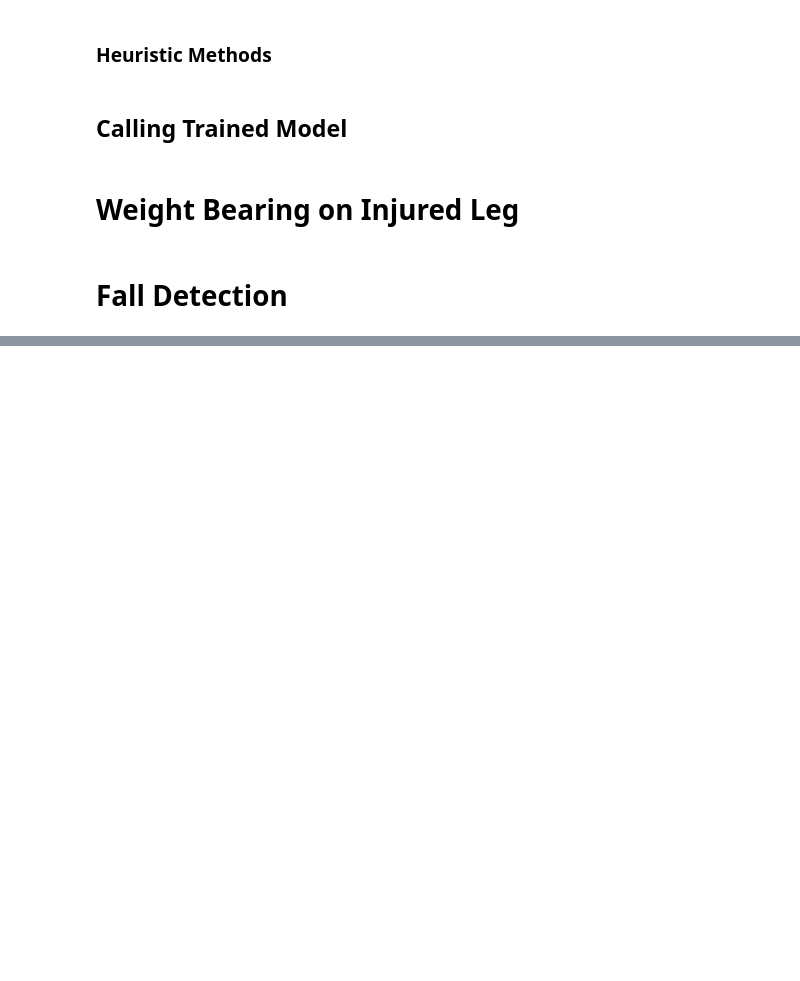
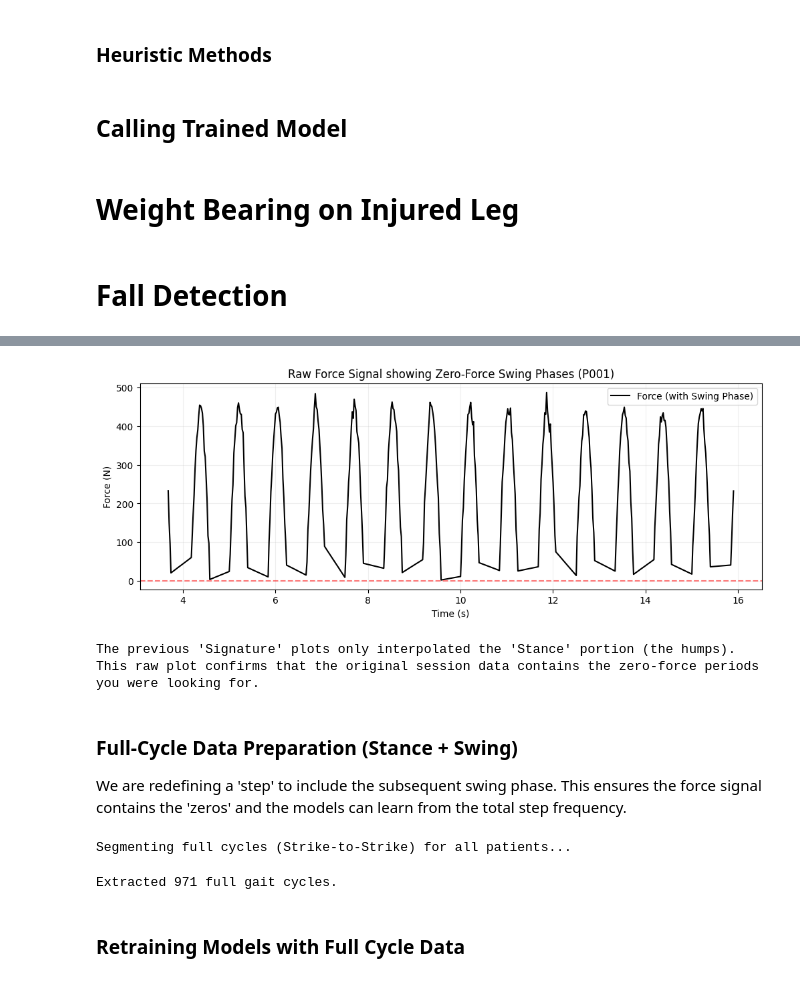
Before and after one commit to Hassan-Himaz/GM1-Crutch, a Jupyter notebook: Advanced_Analysis.ipynb, the cells around one changed output, grey strips where cells are left out. Cells and saved outputs as stored; diff of their text form; code cells hidden in the pictures; blank space fills up the shorter version.

```diff
--- a/Advanced_Analysis.ipynb
+++ b/Advanced_Analysis.ipynb
@@ -712,0 +1071,72 @@ def injured_load(df, BW, pitch_threshold=2.5):
+# %%
+import matplotlib.pyplot as plt
+
+# Using the original column names found in sensors_df: 'Time_s' and 'Axial_Force_N'
+sample_sess = sensors_df[sensors_df['Patient_ID'] == 'P001'].iloc[100:400]
+
+plt.figure(figsize=(12, 4))
+plt.plot(sample_sess['Time_s'], sample_sess['Axial_Force_N'], color='black', label='Force (with Swing Phase)')
+plt.axhline(0, color='red', linestyle='--', alpha=0.5)
+plt.title("Raw Force Signal showing Zero-Force Swing Phases (P001)")
+plt.ylabel("Force (N)")
+plt.xlabel("Time (s)")
+plt.legend()
+plt.grid(True, alpha=0.2)
+plt.show()
+
+print("The previous 'Signature' plots only interpolated the 'Stance' portion (the humps).")
+print("This raw plot confirms that the original session data contains the zero-force periods you were looking for.")
+# %% [output]
+[figure, added]
+The previous 'Signature' plots only interpolated the 'Stance' portion (the humps).
+This raw plot confirms that the original session data contains the zero-force periods you were looking for.
+# %% [markdown]
+### Full-Cycle Data Preparation (Stance + Swing)
+We are redefining a 'step' to include the subsequent swing phase. This ensures the force signal contains the 'zeros' and the models can learn from the total step frequency.
+# %%
+all_processed_steps_full = []
+N = 100
+
+print("Segmenting full cycles (Strike-to-Strike) for all patients...")
+for p_id in patients_df['Patient_ID'].unique():
+    p_meta = patients_df[patients_df['Patient_ID'] == p_id].iloc[0]
+    p_data = sensors_df[sensors_df['Patient_ID'] == p_id].copy().rename(columns={'Time_s': 'time', 'Axial_Force_N': 'force'})
+
+    # Use detect_crutch_steps to find the start of each stance
+    temp_fn = f'full_cycle_{p_id}.csv'
+    p_data.to_csv(temp_fn, index=False)
+    df_proc, steps_df, _ = detect_crutch_steps(temp_fn, body_mass_kg=p_meta['Weight_kg'])
+
+    # Define cycle as Start of Step N to Start of Step N+1
+    for i in range(len(steps_df) - 1):
+        start_t = steps_df.iloc[i]['start_time']
+        end_t = steps_df.iloc[i+1]['start_time'] # Full cycle ends where next one begins
+
+        mask = (df_proc['time'] >= start_t) & (df_proc['time'] < end_t)
+        cycle_df = df_proc[mask].copy()
+
+        if len(cycle_df) < 15: continue
+
+        t = cycle_df['time'].values
+        t_norm = (t - t[0]) / (t[-1] - t[0])
+        t_new = np.linspace(0, 1, N)
+
+        step_features = {}
+        # Note: We now use raw 'force' to keep the zeros, rather than stance-only filtered data
+        for feat, col in zip(['force', 'pitch', 'az'], ['force', 'Orient_Y', 'Accel_Z']):
+            f_interp = interp1d(t_norm, cycle_df[col].values, kind='linear', fill_value="extrapolate")
+            step_features[feat] = f_interp(t_new)
+
+        step_features['patient_id'] = p_id
+        step_features['gait'] = gait_map[cycle_df['Gait_Label'].iloc[0]]
+        step_features['duration'] = t[-1] - t[0]
+        step_features['stance_duration'] = steps_df.iloc[i]['duration_s']
+        all_processed_steps_full.append(step_features)
+
+all_steps_full_df = pd.DataFrame(all_processed_steps_full)
+print(f"Extracted {len(all_steps_full_df)} full gait cycles.")
+# %% [output]
+Segmenting full cycles (Strike-to-Strike) for all patients...
+Extracted 971 full gait cycles.
+# %% [markdown]
+### Retraining Models with Full Cycle Data
```
Also changed, not shown: parts of 28 cells of this notebook.
